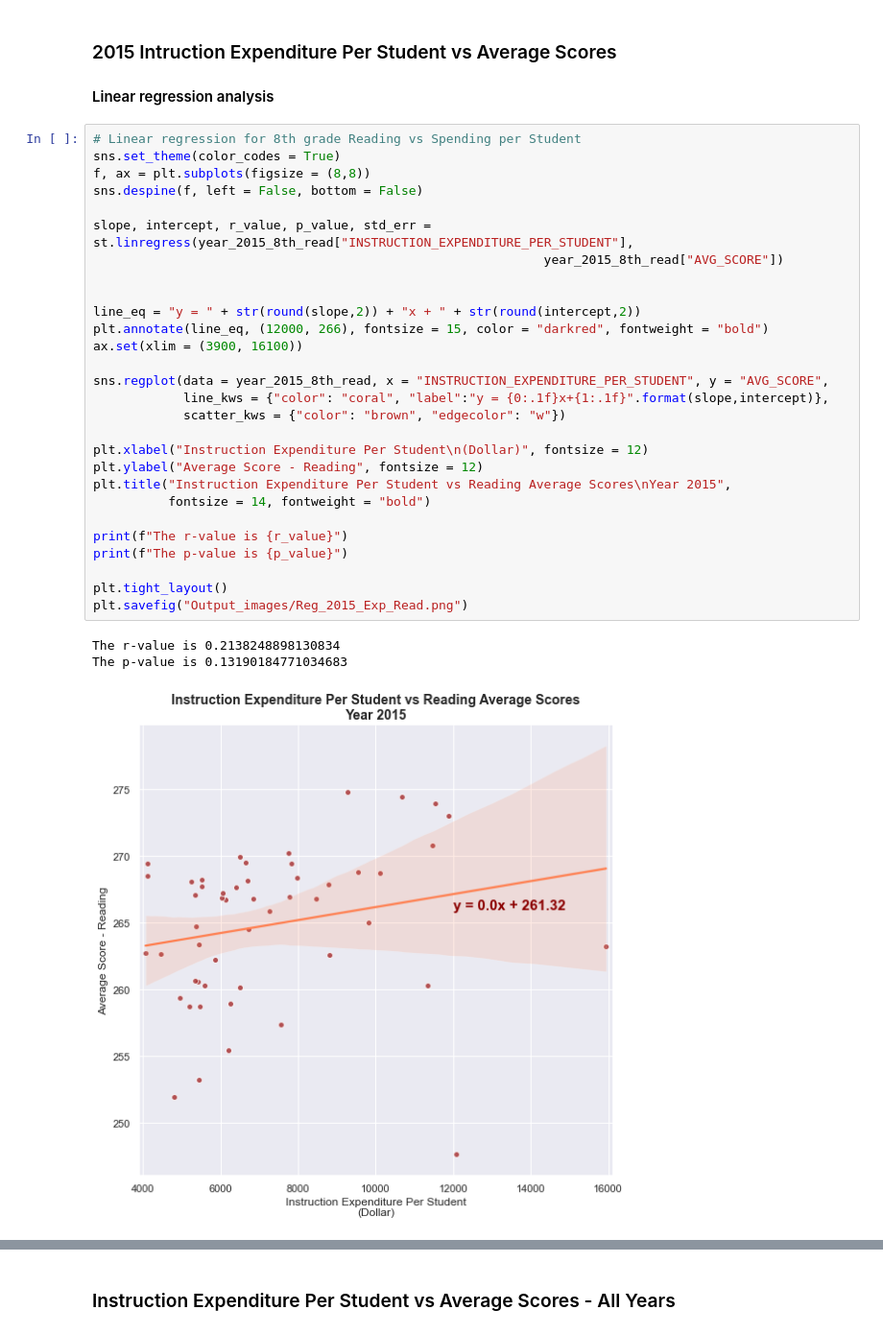
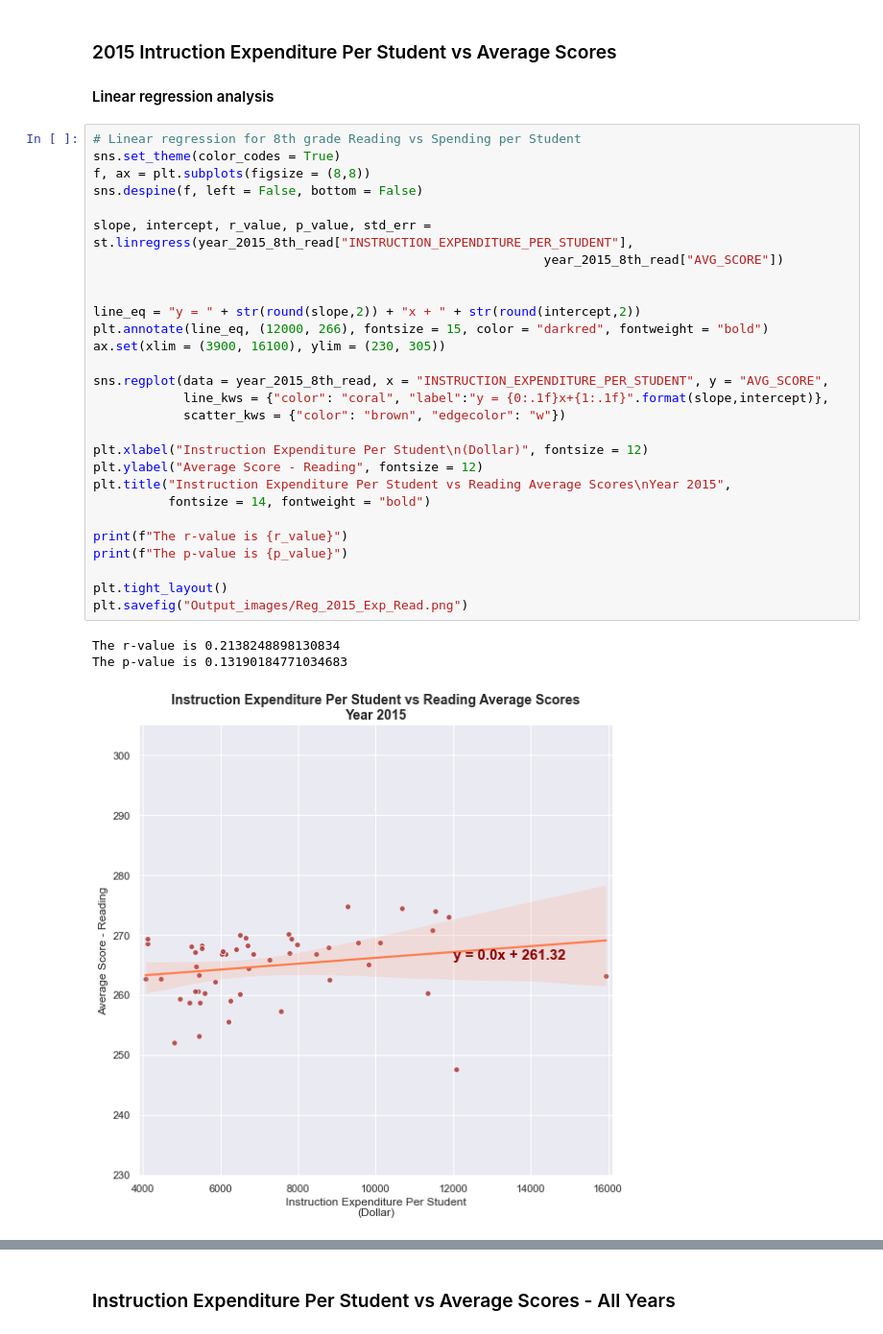
Before and after one commit to trangbt278/education, a Jupyter notebook: Student_Performance_vs_Funding.ipynb, the cells around one changed output, grey strips where cells are left out. Shown at 96% size. Drawn from its saved outputs; the diff is of its cells as text.

Commit message:
horizontal plots code

```diff
--- a/Student_Performance_vs_Funding.ipynb
+++ b/Student_Performance_vs_Funding.ipynb
@@ -318,35 +318,35 @@ The p-value is 0.2829781828330713
 # %%
 # Linear regression for 8th grade Reading vs Spending per Student
 sns.set_theme(color_codes = True)
 f, ax = plt.subplots(figsize = (8,8))
 sns.despine(f, left = False, bottom = False)
 
 slope, intercept, r_value, p_value, std_err = st.linregress(year_2015_8th_read["INSTRUCTION_EXPENDITURE_PER_STUDENT"],
                                                             year_2015_8th_read["AVG_SCORE"])
 
 
 line_eq = "y = " + str(round(slope,2)) + "x + " + str(round(intercept,2))
 plt.annotate(line_eq, (12000, 266), fontsize = 15, color = "darkred", fontweight = "bold")
-ax.set(xlim = (3900, 16100))
+ax.set(xlim = (3900, 16100), ylim = (230, 305))
 
 sns.regplot(data = year_2015_8th_read, x = "INSTRUCTION_EXPENDITURE_PER_STUDENT", y = "AVG_SCORE",
             line_kws = {"color": "coral", "label":"y = {0:.1f}x+{1:.1f}".format(slope,intercept)},
             scatter_kws = {"color": "brown", "edgecolor": "w"})
 
 plt.xlabel("Instruction Expenditure Per Student\n(Dollar)", fontsize = 12)
 plt.ylabel("Average Score - Reading", fontsize = 12)
 plt.title("Instruction Expenditure Per Student vs Reading Average Scores\nYear 2015",
           fontsize = 14, fontweight = "bold")
 
 print(f"The r-value is {r_value}")
 print(f"The p-value is {p_value}")
 
 plt.tight_layout()
 plt.savefig("Output_images/Reg_2015_Exp_Read.png")
 # %% [output]
 The r-value is 0.2138248898130834
 The p-value is 0.13190184771034683
-[figure, old version]
+[figure, new version]
 # %%
 # Linear regression for 8th grade Math vs Spending per Student
 sns.set_theme(color_codes = True)
```
Also changed, not shown: parts of 8 cells of this notebook, 14 other files.
